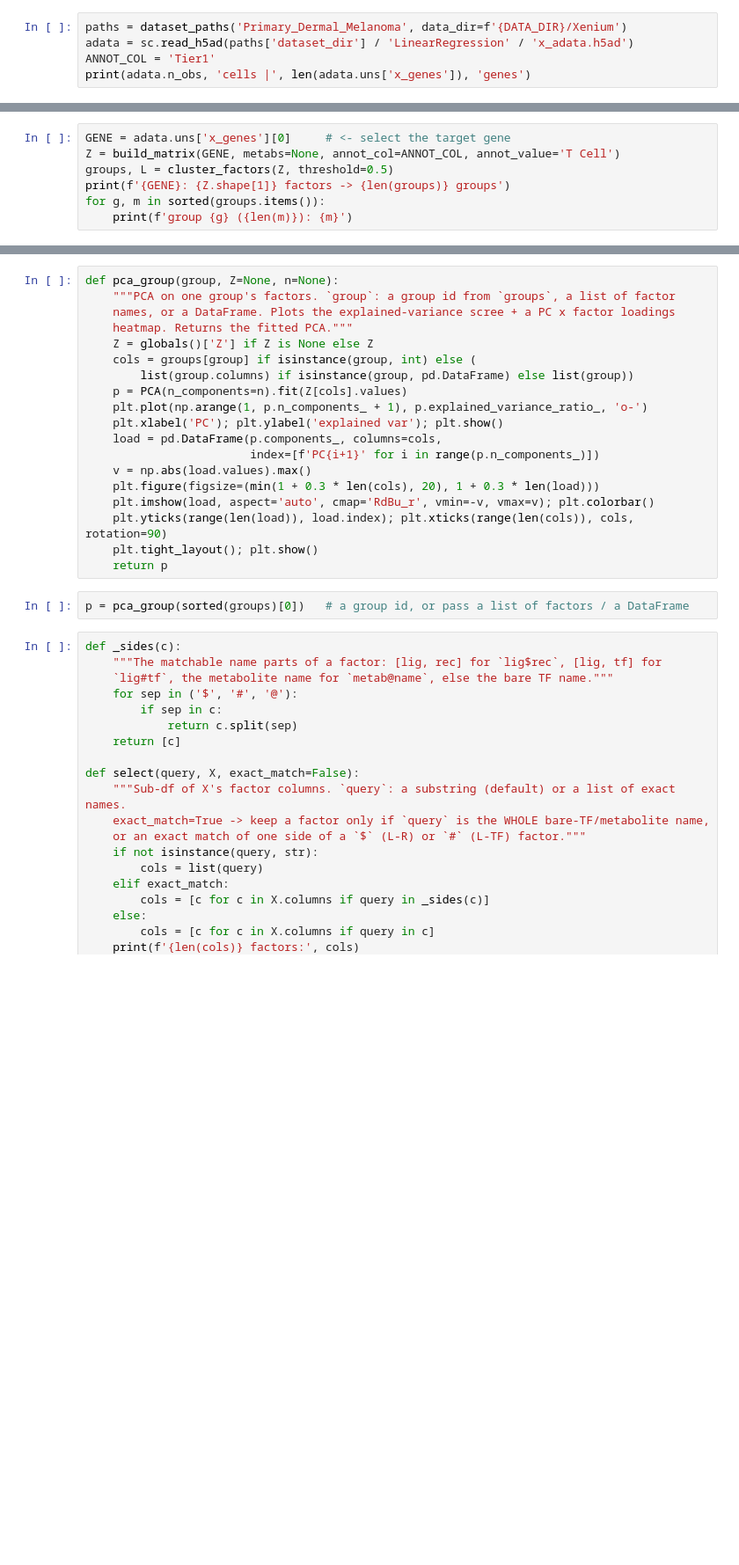
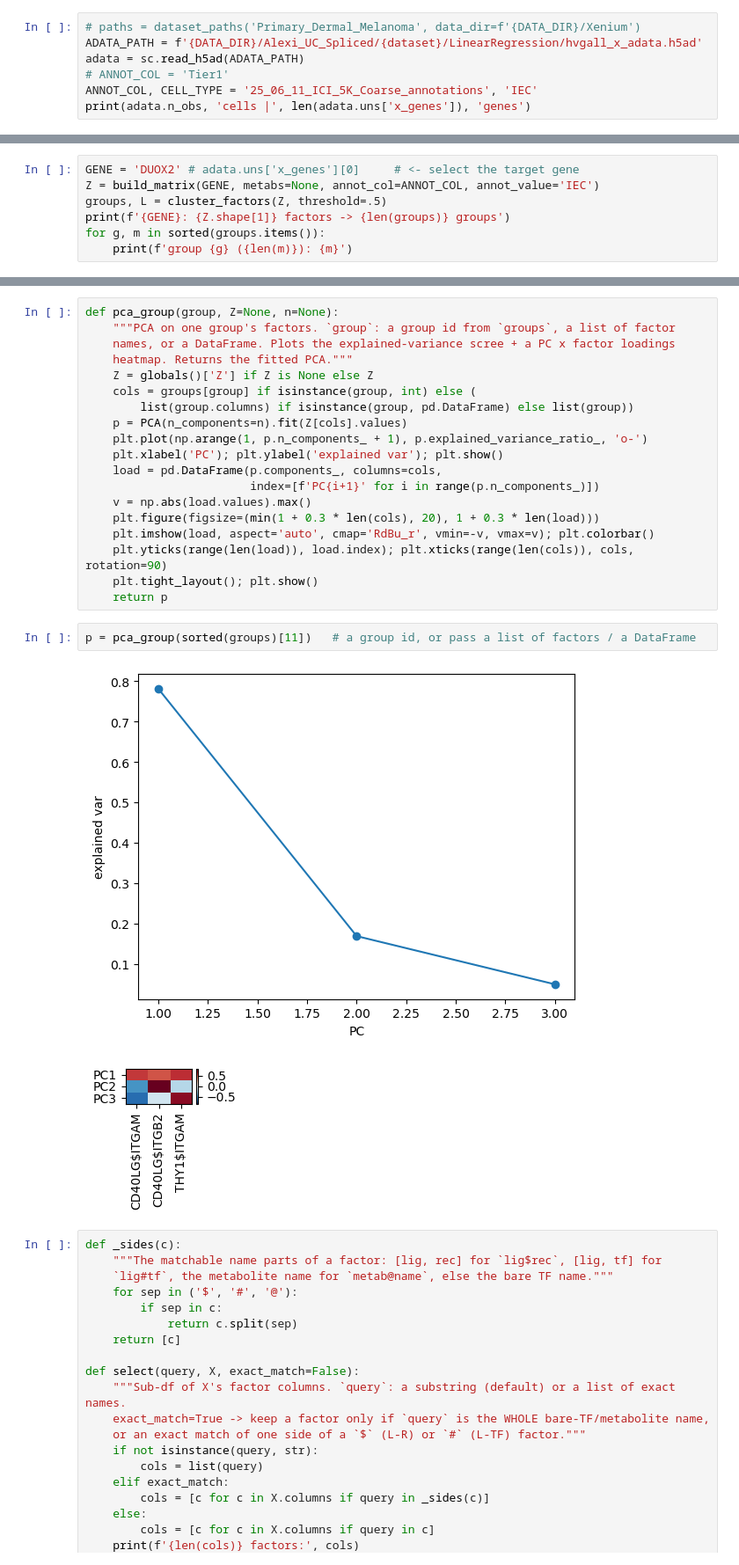
Before and after one commit to fosterea/MetabTravLR, a Jupyter notebook: metab_processing/LinearRegression/clusters.ipynb, the cells around one changed output, grey strips where cells are left out. Shown at 88% size. Saved outputs shown, nothing was run; the diff lists cells and outputs as text; blank space fills up the shorter version.

Commit message:
test out clustering

```diff
--- a/metab_processing/LinearRegression/clusters.ipynb
+++ b/metab_processing/LinearRegression/clusters.ipynb
@@ -20,5 +29,7 @@ from metab_processing.LinearRegression.build_x import get_gene_factors
 # %%
-paths = dataset_paths('Primary_Dermal_Melanoma', data_dir=f'{DATA_DIR}/Xenium')
-adata = sc.read_h5ad(paths['dataset_dir'] / 'LinearRegression' / 'x_adata.h5ad')
-ANNOT_COL = 'Tier1'
+# paths = dataset_paths('Primary_Dermal_Melanoma', data_dir=f'{DATA_DIR}/Xenium')
+ADATA_PATH = f'{DATA_DIR}/Alexi_UC_Spliced/{dataset}/LinearRegression/hvgall_x_adata.h5ad'
+adata = sc.read_h5ad(ADATA_PATH)
+# ANNOT_COL = 'Tier1'
+ANNOT_COL, CELL_TYPE = '25_06_11_ICI_5K_Coarse_annotations', 'IEC'
 print(adata.n_obs, 'cells |', len(adata.uns['x_genes']), 'genes')
@@ -51,9 +64,9 @@ def cluster_factors(Z, threshold=0.5, method='average'):
         groups.setdefault(int(lab), []).append(f)
     return groups, L
 # %%
-GENE = adata.uns['x_genes'][0]     # <- select the target gene
-Z = build_matrix(GENE, metabs=None, annot_col=ANNOT_COL, annot_value='T Cell')
-groups, L = cluster_factors(Z, threshold=0.5)
+GENE = 'DUOX2' # adata.uns['x_genes'][0]     # <- select the target gene
+Z = build_matrix(GENE, metabs=None, annot_col=ANNOT_COL, annot_value='IEC')
+groups, L = cluster_factors(Z, threshold=.5)
 print(f'{GENE}: {Z.shape[1]} factors -> {len(groups)} groups')
 for g, m in sorted(groups.items()):
     print(f'group {g} ({len(m)}): {m}')
@@ -77,7 +128,10 @@ def pca_group(group, Z=None, n=None):
     plt.tight_layout(); plt.show()
     return p
 # %%
-p = pca_group(sorted(groups)[0])   # a group id, or pass a list of factors / a DataFrame
+p = pca_group(sorted(groups)[11])   # a group id, or pass a list of factors / a DataFrame
+# %% [output]
+[figure, added]
+[figure, added]
 # %%
 def _sides(c):
     """The matchable name parts of a factor: [lig, rec] for `lig$rec`, [lig, tf] for
```
Also changed, not shown: parts of 7 cells of this notebook.
